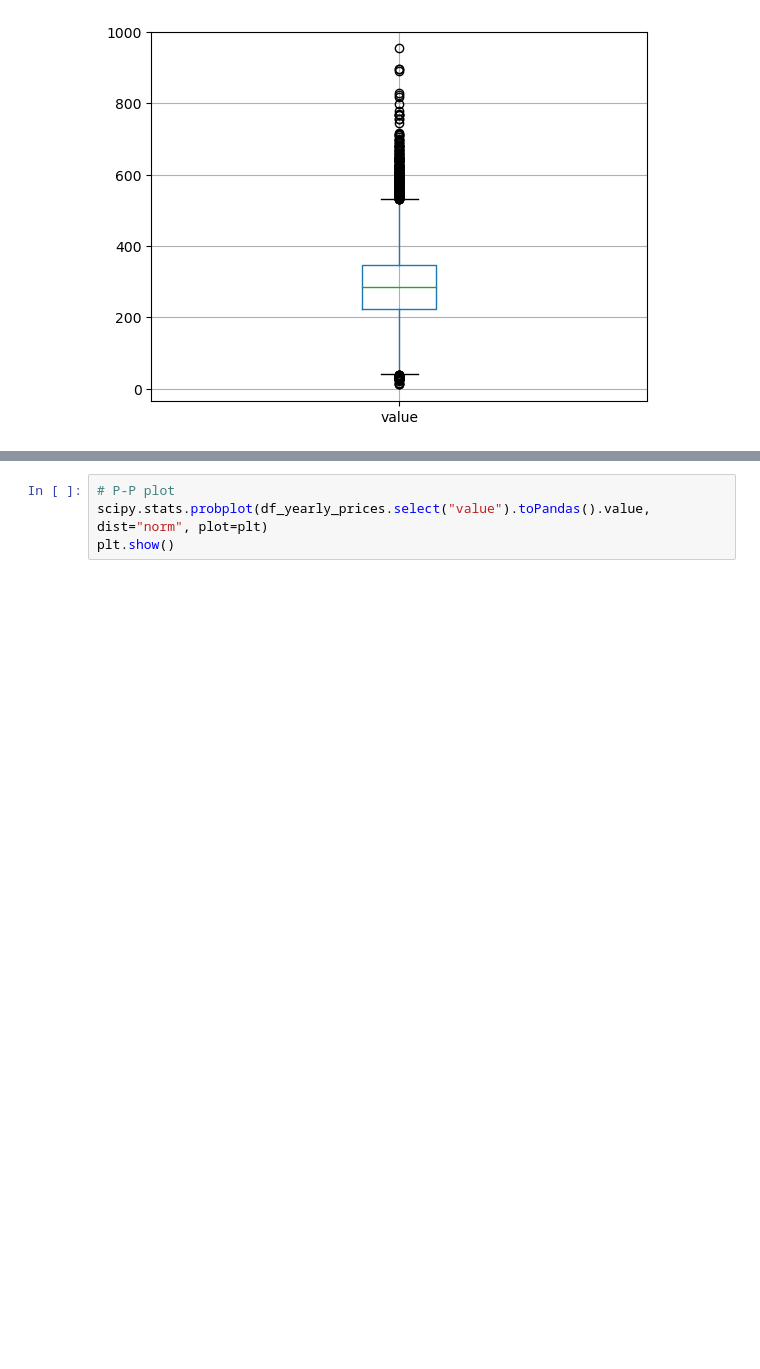
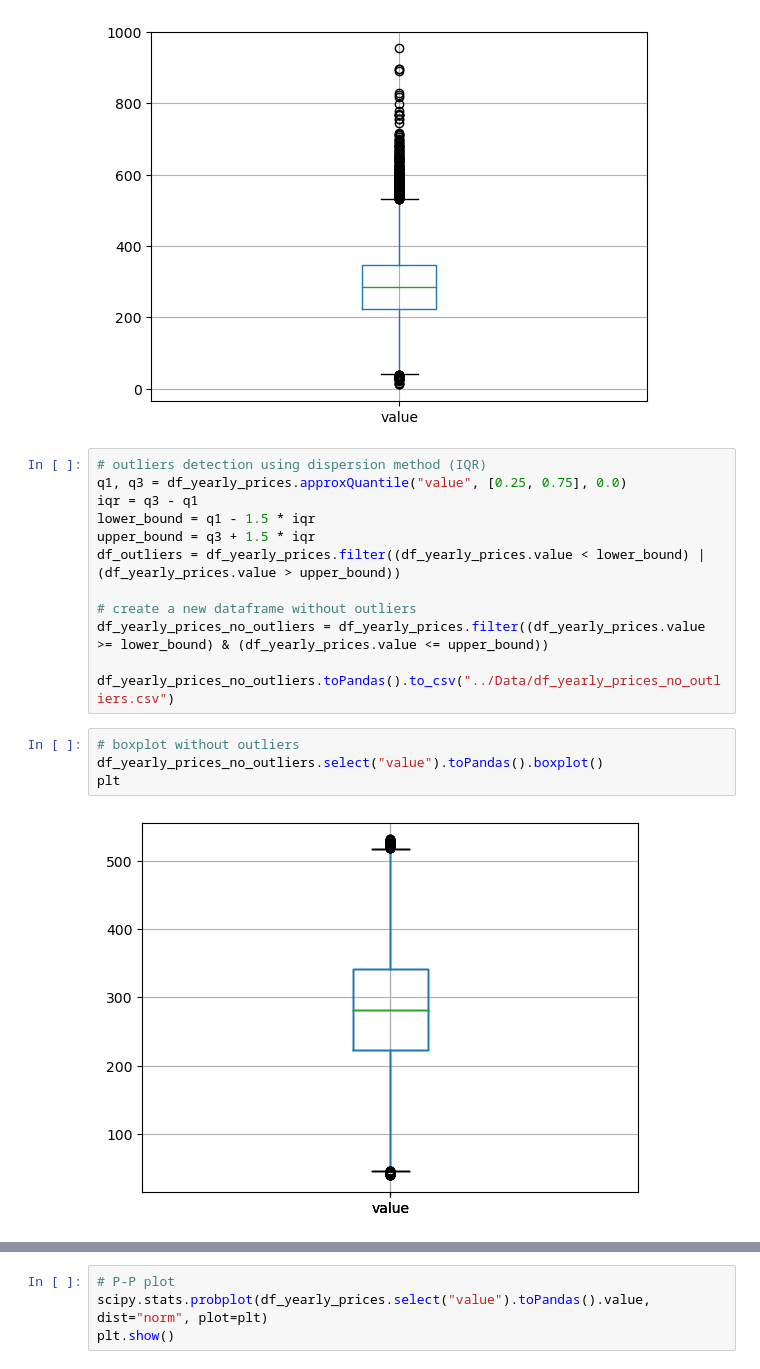
Before and after one commit to AlfonsoUrra/Energy-Market-Prediction-Model-with-PySpark-and-TensorFlow, a Jupyter notebook: Notebooks/data_statistics.ipynb, the cells around one changed output, grey strips where cells are left out. Drawn from its saved outputs; the diff is of its cells as text; blank space fills up the shorter version.

```diff
--- a/Notebooks/data_statistics.ipynb
+++ b/Notebooks/data_statistics.ipynb
@@ -50,6 +47,24 @@ df_yearly_prices.select("value").toPandas().boxplot()
 # %% [output]
 <Axes: >
 [figure]
+# %%
+# outliers detection using dispersion method (IQR)
+q1, q3 = df_yearly_prices.approxQuantile("value", [0.25, 0.75], 0.0)
+iqr = q3 - q1
+lower_bound = q1 - 1.5 * iqr
+upper_bound = q3 + 1.5 * iqr
+df_outliers = df_yearly_prices.filter((df_yearly_prices.value < lower_bound) | (df_yearly_prices.value > upper_bound))
+
+# create a new dataframe without outliers
+df_yearly_prices_no_outliers = df_yearly_prices.filter((df_yearly_prices.value >= lower_bound) & (df_yearly_prices.value <= upper_bound))
+
+df_yearly_prices_no_outliers.toPandas().to_csv("../Data/df_yearly_prices_no_outliers.csv")
+# %%
+# boxplot without outliers
+df_yearly_prices_no_outliers.select("value").toPandas().boxplot()
+plt
+# %% [output]
+[figure, added]
 # %%
 # density graph (histogram)
 df_yearly_prices.select("value").toPandas().plot(kind='density').set_xlabel("Price")
```
Also changed, not shown: parts of 7 cells of this notebook, 3 other files.
